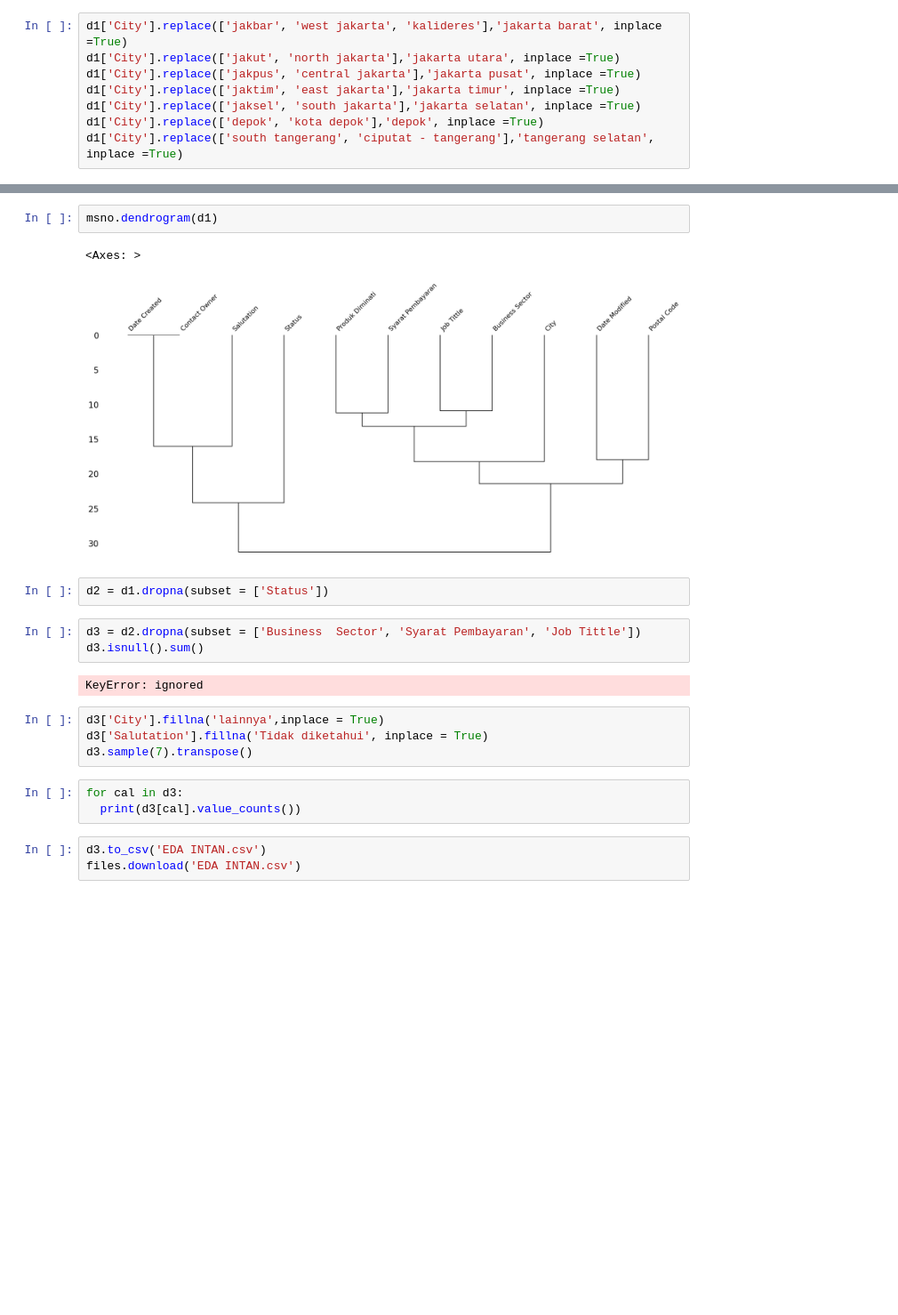
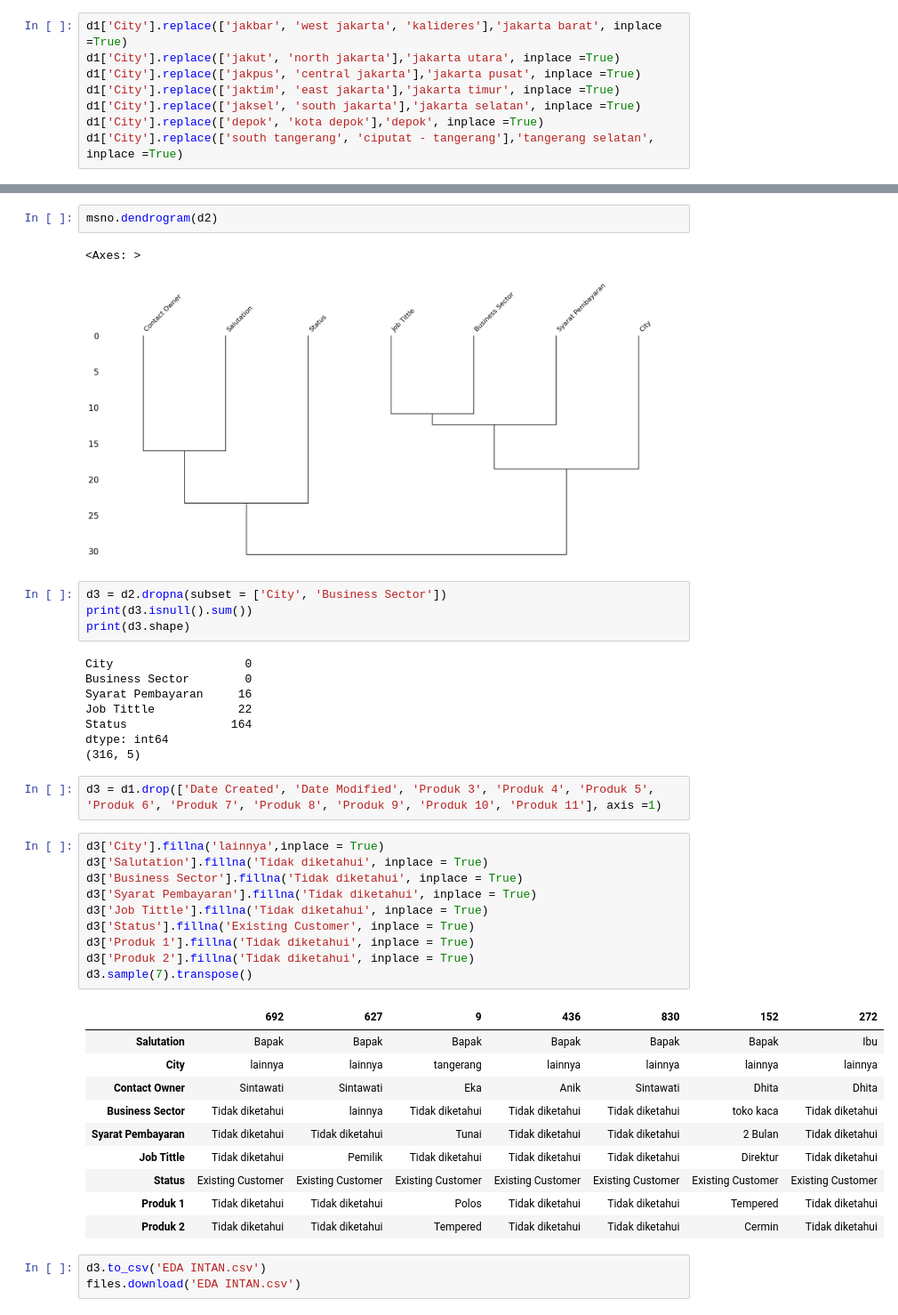
Before and after one commit to RetsyaLapiza/EDA-Data-Customer, a Jupyter notebook: EDA1/Portofolio_1_Customer_PT_XXX_.ipynb, the cells around one changed output, grey strips where cells are left out. Shown: that part at 89% size. Saved outputs shown, nothing was run; the diff lists cells and outputs as text; blank space fills up the shorter version.

```diff
--- a/EDA1/Portofolio_1_Customer_PT_XXX_.ipynb
+++ b/EDA1/Portofolio_1_Customer_PT_XXX_.ipynb
@@ -239,22 +300,43 @@ msno.matrix(d1, sort = 'descending')
 # %%
-msno.dendrogram(d1)
+msno.dendrogram(d2)
 # %% [output]
 <Axes: >
-[figure, old version]
+[figure, new version]
-# %%
-d2 = d1.dropna(subset = ['Status'])
 # %%
-d3 = d2.dropna(subset = ['Business  Sector', 'Syarat Pembayaran', 'Job Tittle'])
-d3.isnull().sum()
+d3 = d2.dropna(subset = ['City', 'Business Sector'])
+print(d3.isnull().sum())
+print(d3.shape)
 # %% [output]
-KeyError: ignored
+City                   0
+Business Sector        0
+Syarat Pembayaran     16
+Job Tittle            22
+Status               164
+dtype: int64
+(316, 5)
-# %%
-d3['City'].fillna('lainnya',inplace = True)
-d3['Salutation'].fillna('Tidak diketahui', inplace = True)
-d3.sample(7).transpose()
-# %%
-for cal in d3:
-  print(d3[cal].value_counts())
+# %%
+d3 = d1.drop(['Date Created', 'Date Modified', 'Produk 3', 'Produk 4', 'Produk 5', 'Produk 6', 'Produk 7', 'Produk 8', 'Produk 9', 'Produk 10', 'Produk 11'], axis =1)
+# %%
+d3['City'].fillna('lainnya',inplace = True)
+d3['Salutation'].fillna('Tidak diketahui', inplace = True)
+d3['Business Sector'].fillna('Tidak diketahui', inplace = True)
+d3['Syarat Pembayaran'].fillna('Tidak diketahui', inplace = True)
+d3['Job Tittle'].fillna('Tidak diketahui', inplace = True)
+d3['Status'].fillna('Existing Customer', inplace = True)
+d3['Produk 1'].fillna('Tidak diketahui', inplace = True)
+d3['Produk 2'].fillna('Tidak diketahui', inplace = True)
+d3.sample(7).transpose()
+# %% [output]
+|  | 692 | 627 | 9 | 436 | 830 | 152 | 272 |
+| Salutation | Bapak | Bapak | Bapak | Bapak | Bapak | Bapak | Ibu |
+| City | lainnya | lainnya | tangerang | lainnya | lainnya | lainnya | lainnya |
+| Contact Owner | Sintawati | Sintawati | Eka | Anik | Sintawati | Dhita | Dhita |
+| Business Sector | Tidak diketahui | lainnya | Tidak diketahui | Tidak diketahui | Tidak diketahui | toko kaca | Tidak diketahui |
+| Syarat Pembayaran | Tidak diketahui | Tidak diketahui | Tunai | Tidak diketahui | Tidak diketahui | 2 Bulan | Tidak diketahui |
+| Job Tittle | Tidak diketahui | Pemilik | Tidak diketahui | Tidak diketahui | Tidak diketahui | Direktur | Tidak diketahui |
+| Status | Existing Customer | Existing Customer | Existing Customer | Existing Customer | Existing Customer | Existing Customer | Existing Customer |
+| Produk 1 | Tidak diketahui | Tidak diketahui | Polos | Tidak diketahui | Tidak diketahui | Tempered | Tidak diketahui |
+| Produk 2 | Tidak diketahui | Tidak diketahui | Tempered | Tidak diketahui | Tidak diketahui | Cermin | Tidak diketahui |
 # %%
 d3.to_csv('EDA INTAN.csv')
 files.download('EDA INTAN.csv')
```
Also changed, not shown: parts of 25 cells of this notebook.
